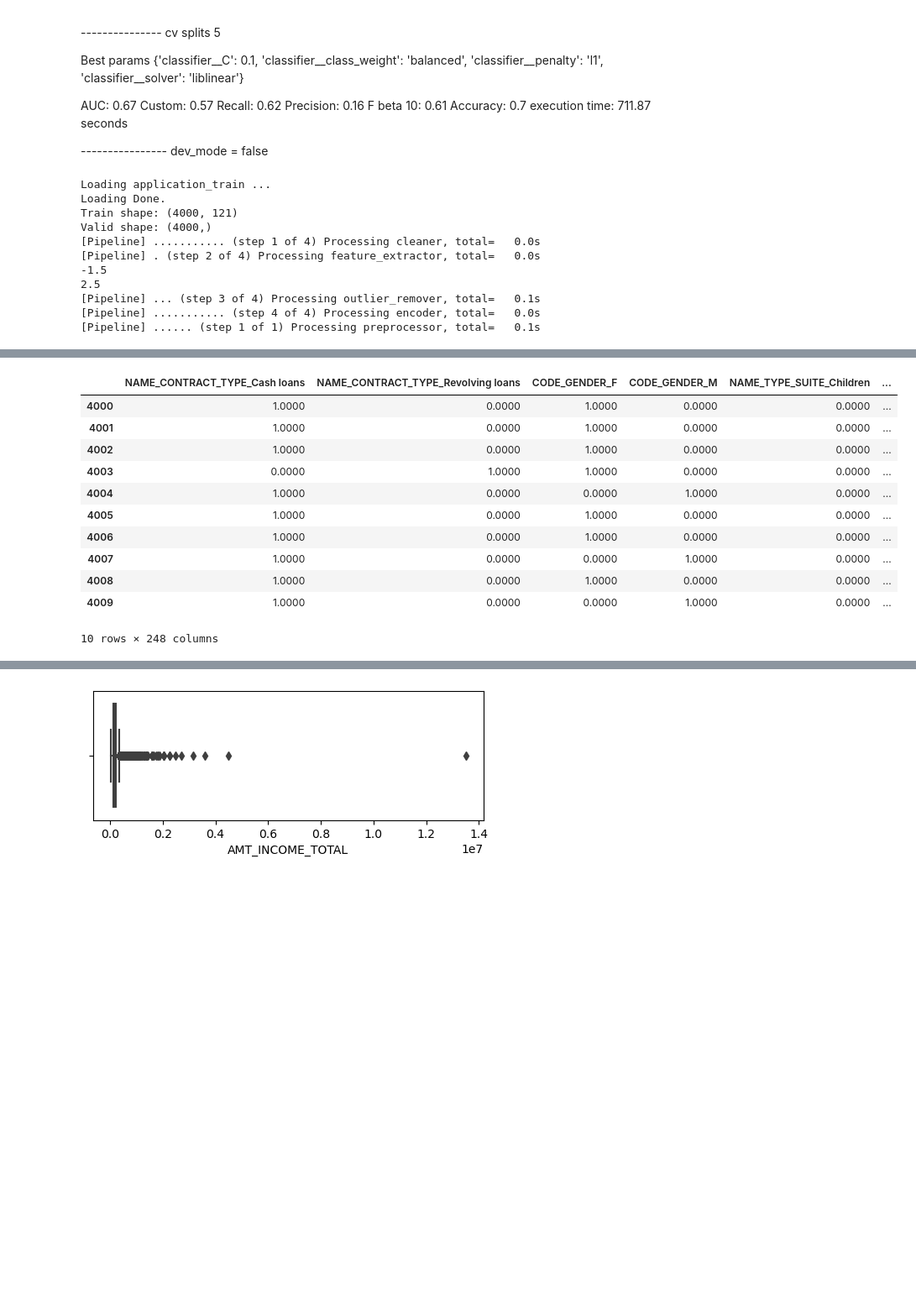
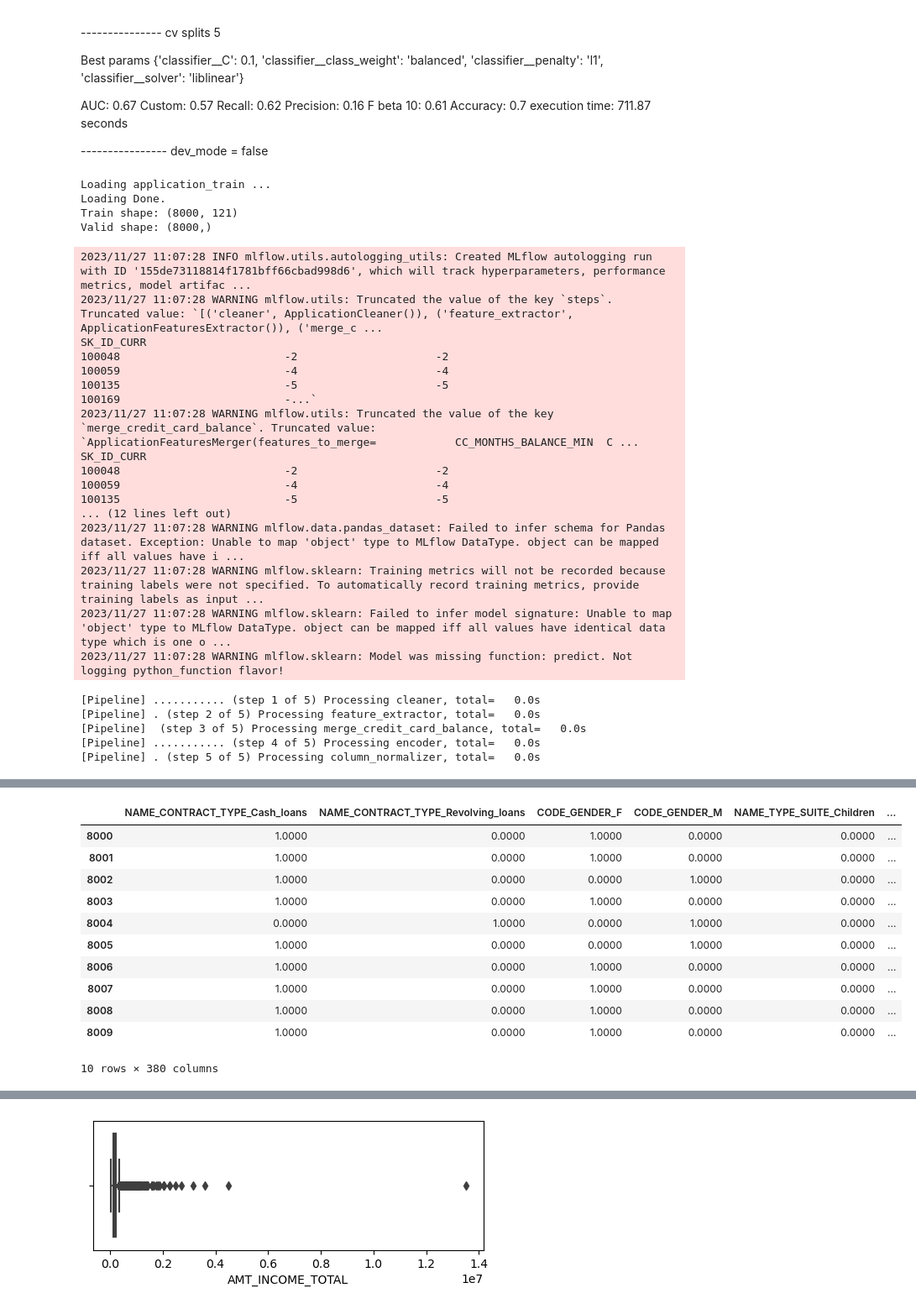
Before and after one commit to NatChe/credit-scoring-dashboard, a Jupyter notebook: 01_Training.ipynb, the cells around one changed output, grey strips where cells are left out. Shown at 84% size. Drawn from its saved outputs; the diff is of its cells as text; code cells hidden in the pictures; blank space fills up the shorter version.

```diff
--- a/01_Training.ipynb
+++ b/01_Training.ipynb
@@ -267,13 +271,14 @@ test_config = {
         'cat_imputer': SimpleImputer(strategy='most_frequent'),
         'should_scale': False,
         'scaler': StandardScaler(),
-        'should_remove_outliers': True,
+        'should_remove_outliers': False,
         'iqr_factor': 1.5,
+        'should_normalize_columns': True,
         'use_bureau_and_balance': False,
         'use_previous_applications': False,
         'use_pos_cash_balance': False,
         'use_installments_payments': False,
-        'use_credit_card_balance': False,
+        'use_credit_card_balance': True,
     },
      'balancing': {
         'should_oversample': False,
@@ -314,7 +319,7 @@ X_train, X_test, y_train, y_test = train_test_split(X,
 print('Train shape: {}'.format(X_train.shape))
 print('Valid shape: {}'.format(y_train.shape))
 
-pipeline = PIPELINES['log_regression'](config=test_config, dev_mode=True)
+pipeline = PIPELINES['preprocessing'](config=test_config, dev_mode=True)
 
 
 X_new = pipeline.fit(X_train)
@@ -323,12 +328,27 @@ X_new_test.head(10)
 # %% [output]
 Loading application_train ...
 Loading Done.
-Train shape: (4000, 121)
-Valid shape: (4000,)
-[Pipeline] ........... (step 1 of 4) Processing cleaner, total=   0.0s
-[Pipeline] . (step 2 of 4) Processing feature_extractor, total=   0.0s
--1.5
-2.5
-[Pipeline] ... (step 3 of 4) Processing outlier_remover, total=   0.1s
-[Pipeline] ........... (step 4 of 4) Processing encoder, total=   0.0s
-[Pipeline] ...... (step 1 of 1) Processing preprocessor, total=   0.1s
+Train shape: (8000, 121)
+Valid shape: (8000,)
+2023/11/27 11:07:28 INFO mlflow.utils.autologging_utils: Created MLflow autologging run with ID '155de73118814f1781bff66cbad998d6', which will track hyperparameters, performance metrics, model artifac ...
+2023/11/27 11:07:28 WARNING mlflow.utils: Truncated the value of the key `steps`. Truncated value: `[('cleaner', ApplicationCleaner()), ('feature_extractor', ApplicationFeaturesExtractor()), ('merge_c ...
+SK_ID_CURR
+100048                         -2                     -2
+100059                         -4                     -4
+100135                         -5                     -5
+100169                         -...`
+2023/11/27 11:07:28 WARNING mlflow.utils: Truncated the value of the key `merge_credit_card_balance`. Truncated value: `ApplicationFeaturesMerger(features_to_merge=            CC_MONTHS_BALANCE_MIN  C ...
+SK_ID_CURR
+100048                         -2                     -2
+100059                         -4                     -4
+100135                         -5                     -5
+... (12 lines left out)
+2023/11/27 11:07:28 WARNING mlflow.data.pandas_dataset: Failed to infer schema for Pandas dataset. Exception: Unable to map 'object' type to MLflow DataType. object can be mapped iff all values have i ...
+2023/11/27 11:07:28 WARNING mlflow.sklearn: Training metrics will not be recorded because training labels were not specified. To automatically record training metrics, provide training labels as input ...
+2023/11/27 11:07:28 WARNING mlflow.sklearn: Failed to infer model signature: Unable to map 'object' type to MLflow DataType. object can be mapped iff all values have identical data type which is one o ...
+2023/11/27 11:07:28 WARNING mlflow.sklearn: Model was missing function: predict. Not logging python_function flavor!
+[Pipeline] ........... (step 1 of 5) Processing cleaner, total=   0.0s
+[Pipeline] . (step 2 of 5) Processing feature_extractor, total=   0.0s
+[Pipeline]  (step 3 of 5) Processing merge_credit_card_balance, total=   0.0s
+[Pipeline] ........... (step 4 of 5) Processing encoder, total=   0.0s
+[Pipeline] . (step 5 of 5) Processing column_normalizer, total=   0.0s
@@ -335,12 +356,12 @@ Valid shape: (4000,)
-|  | NAME_CONTRACT_TYPE_Cash loans | NAME_CONTRACT_TYPE_Revolving loans | CODE_GENDER_F | CODE_GENDER_M | NAME_TYPE_SUITE_Children | ... |
-| 4000 | 1.0000 | 0.0000 | 1.0000 | 0.0000 | 0.0000 | ... |
-| 4001 | 1.0000 | 0.0000 | 1.0000 | 0.0000 | 0.0000 | ... |
-| 4002 | 1.0000 | 0.0000 | 1.0000 | 0.0000 | 0.0000 | ... |
-| 4003 | 0.0000 | 1.0000 | 1.0000 | 0.0000 | 0.0000 | ... |
-| 4004 | 1.0000 | 0.0000 | 0.0000 | 1.0000 | 0.0000 | ... |
-| 4005 | 1.0000 | 0.0000 | 1.0000 | 0.0000 | 0.0000 | ... |
-| 4006 | 1.0000 | 0.0000 | 1.0000 | 0.0000 | 0.0000 | ... |
-| 4007 | 1.0000 | 0.0000 | 0.0000 | 1.0000 | 0.0000 | ... |
-| 4008 | 1.0000 | 0.0000 | 1.0000 | 0.0000 | 0.0000 | ... |
-| 4009 | 1.0000 | 0.0000 | 0.0000 | 1.0000 | 0.0000 | ... |
+|  | NAME_CONTRACT_TYPE_Cash_loans | NAME_CONTRACT_TYPE_Revolving_loans | CODE_GENDER_F | CODE_GENDER_M | NAME_TYPE_SUITE_Children | ... |
+| 8000 | 1.0000 | 0.0000 | 1.0000 | 0.0000 | 0.0000 | ... |
+| 8001 | 1.0000 | 0.0000 | 1.0000 | 0.0000 | 0.0000 | ... |
+| 8002 | 1.0000 | 0.0000 | 0.0000 | 1.0000 | 0.0000 | ... |
+| 8003 | 1.0000 | 0.0000 | 1.0000 | 0.0000 | 0.0000 | ... |
+| 8004 | 0.0000 | 1.0000 | 0.0000 | 1.0000 | 0.0000 | ... |
+| 8005 | 1.0000 | 0.0000 | 0.0000 | 1.0000 | 0.0000 | ... |
+| 8006 | 1.0000 | 0.0000 | 1.0000 | 0.0000 | 0.0000 | ... |
+| 8007 | 1.0000 | 0.0000 | 1.0000 | 0.0000 | 0.0000 | ... |
+| 8008 | 1.0000 | 0.0000 | 1.0000 | 0.0000 | 0.0000 | ... |
+| 8009 | 1.0000 | 0.0000 | 1.0000 | 0.0000 | 0.0000 | ... |
-10 rows × 248 columns
+10 rows × 380 columns
```
Also changed, not shown: parts of 56 cells of this notebook, 3 other files.
